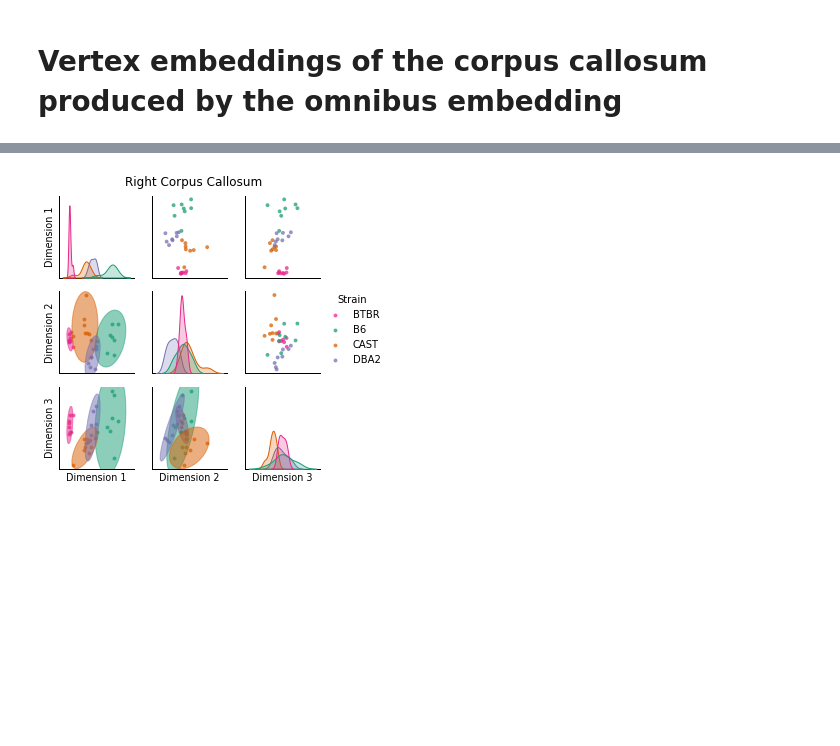
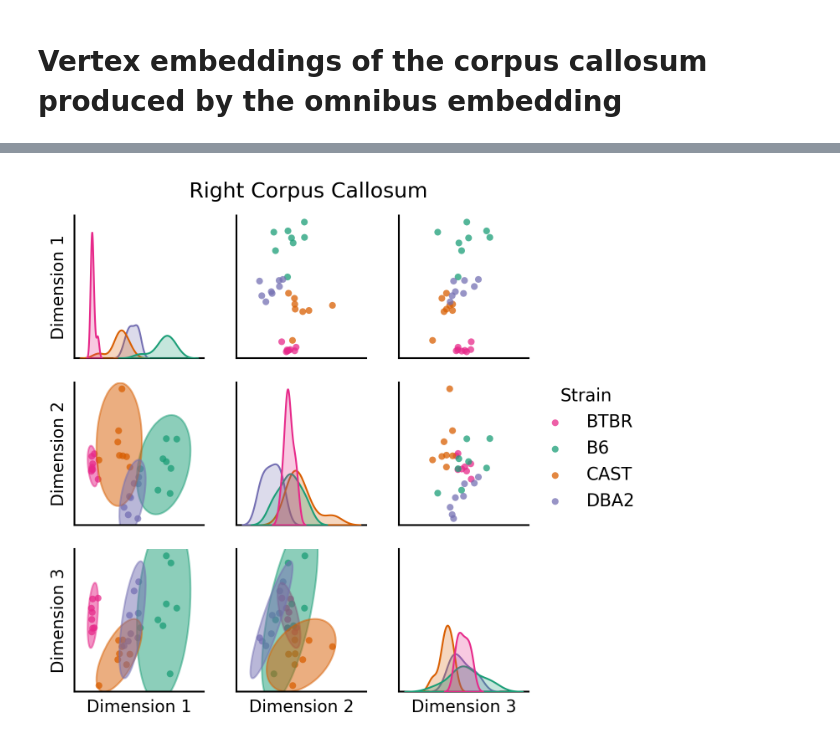
Before and after one commit to neurodata/MCC, a Jupyter notebook: notebooks/3-corpus-callosum-emedding/cc_emedding.ipynb, the cells around one changed output, grey strips where cells are left out. Drawn from its saved outputs; the diff is of its cells as text; code cells hidden in the pictures; blank space fills up the shorter version.

```diff
--- a/notebooks/3-corpus-callosum-emedding/cc_emedding.ipynb
+++ b/notebooks/3-corpus-callosum-emedding/cc_emedding.ipynb
@@ -59,11 +58,10 @@ plt.show()
 [interactive output not drawn]
 # %%
 right = ellipse_pairgrid(omni_embedding[:, 120 + 166, :3], labels, ci=0.9)
+right.fig.suptitle("Right Corpus Callosum", y=1.025)
+right.fig.set(dpi=300)
 right.add_legend()
-right.savefig("figs/right_cc.pdf", bbox_inches="tight", dpi=300)
-
-right.fig.suptitle("Right Corpus Callosum", y=1.025)
 plt.show()
 # %% [output]
-[figure, old version]
+[figure, new version]
 [interactive output not drawn]
```
Also changed, not shown: parts of 1 cell of this notebook, 4 other files.
